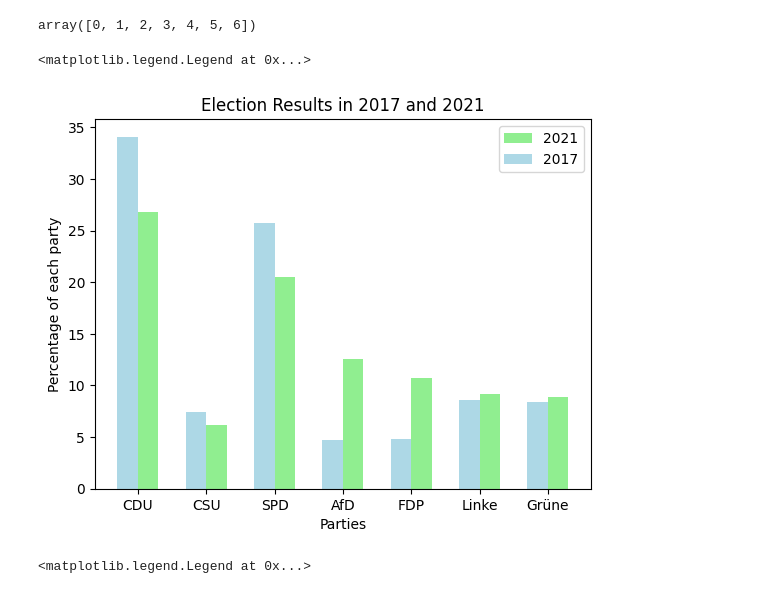
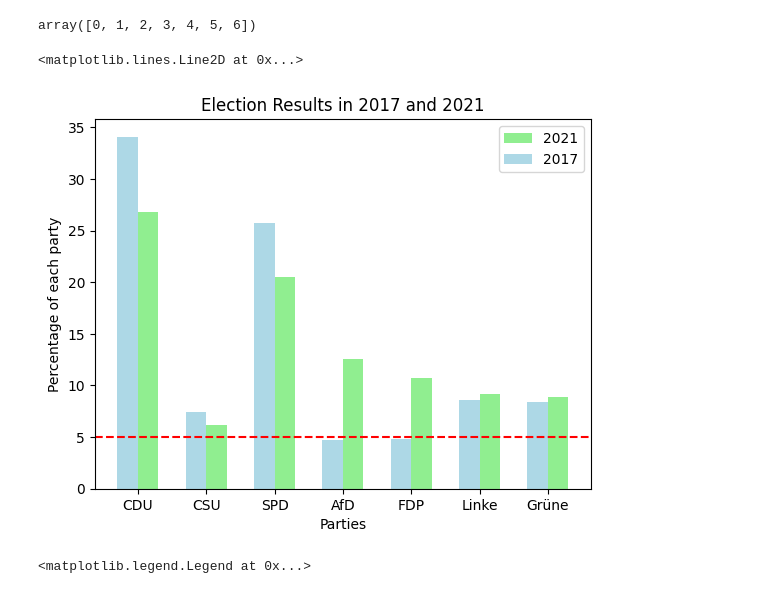
Before and after one commit to andy7622y/myfb, a Jupyter notebook: IS557/1Exercise 06.ipynb, the cells around one changed output. Saved outputs shown, nothing was run; the diff lists cells and outputs as text; code cells hidden in the pictures.

```diff
--- a/IS557/1Exercise 06.ipynb
+++ b/IS557/1Exercise 06.ipynb
@@ -33,16 +56,17 @@ array([0, 1, 2, 3, 4, 5, 6])
 # %%
 x = np.arange(len(parties))
 width = 0.3
 plt.bar(x + width/2, results2021, width, label = '2021', color = 'lightgreen')
 plt.bar(x - width/2, results2017, width, label = '2017', color = 'lightblue')
 plt.title('Election Results in 2017 and 2021')
 plt.xticks(x, parties)
 plt.xlabel('Parties')
 plt.ylabel('Percentage of each party')
 plt.legend()
+plt.axhline(y=5, color='red', linestyle='--', label='Bundesrat')
 # %% [output]
-<matplotlib.legend.Legend at 0x...>
+<matplotlib.lines.Line2D at 0x...>
-[figure, old version]
+[figure, new version]
 # %%
 x = np.arange(len(parties))
 width = 0.3
```
Also changed, not shown: parts of 3 cells of this notebook.
